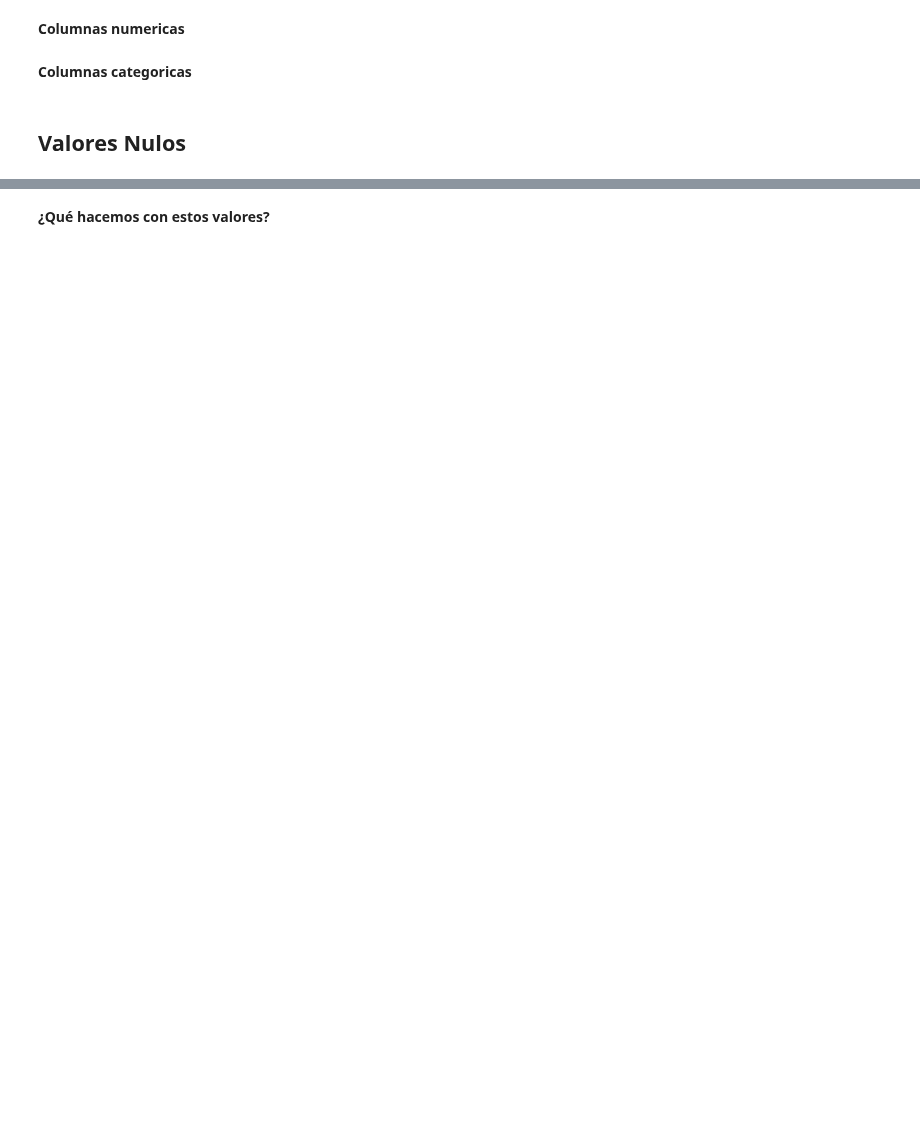
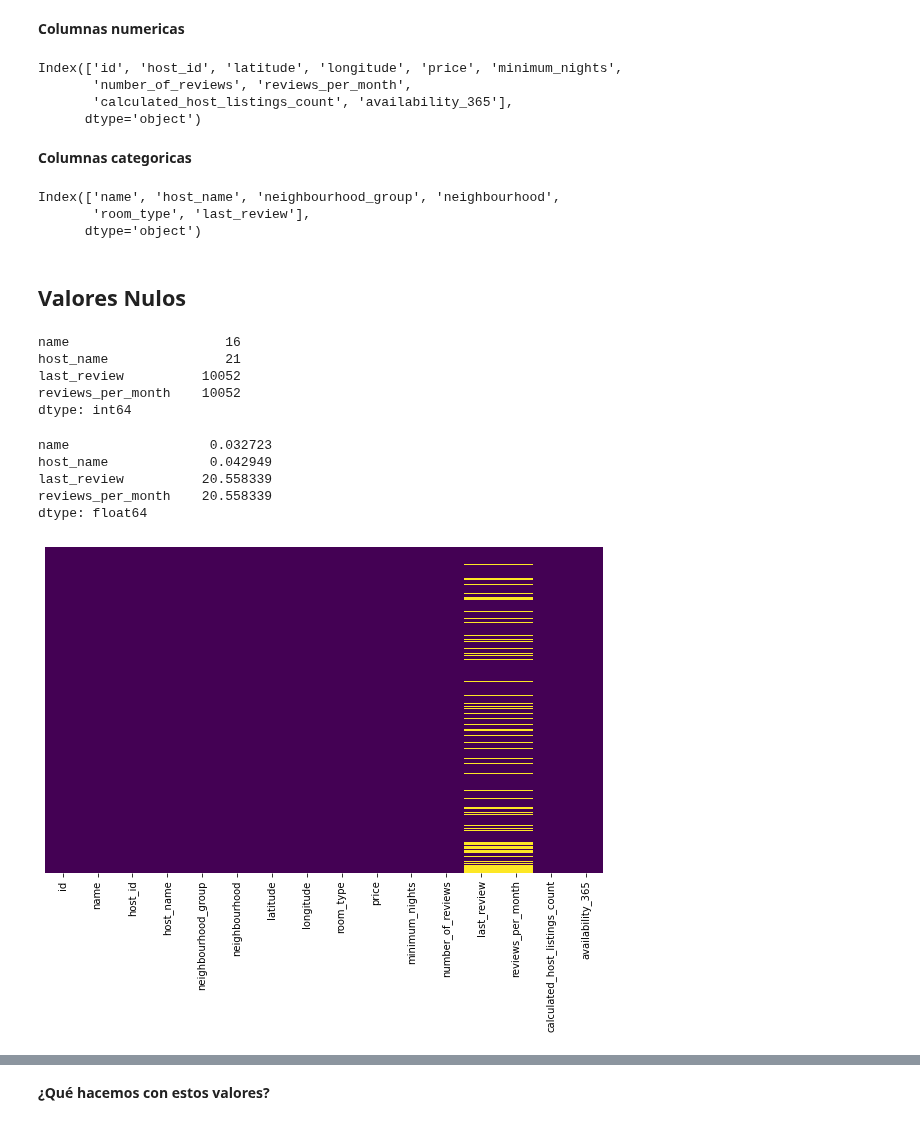
Before and after one commit to Ironhack-Data-Madrid-Mayo-2022/apuntes_clase, a Jupyter notebook: semana_2/4.1 - Data Cleaning 2.ipynb, the cells around one changed output, grey strips where cells are left out. Cells and saved outputs as stored; diff of their text form; code cells hidden in the pictures; blank space fills up the shorter version.

Commit message:
data cleaning 2

```diff
--- a/semana_2/4.1 - Data Cleaning 2.ipynb
+++ b/semana_2/4.1 - Data Cleaning 2.ipynb
@@ -16,0 +55,8 @@ Primero importamos librerias y los datos.
+# %%
+# se cargan los datos
+
+airbnb_ori=pd.read_csv('../data/AB_NYC_2019.csv')
+
+airbnb=airbnb_ori.copy()
+
+airbnb.head()
@@ -21,6 +108,56 @@ Se comienza la exploracion de los datos.
 # %% [markdown]
 **Columnas numericas**
+# %%
+num_df=airbnb.select_dtypes(exclude='object')
+
+num_df.columns
+# %% [output]
+Index(['id', 'host_id', 'latitude', 'longitude', 'price', 'minimum_nights',
+       'number_of_reviews', 'reviews_per_month',
+       'calculated_host_listings_count', 'availability_365'],
+      dtype='object')
 # %% [markdown]
 **Columnas categoricas**
+# %%
+cat_df=airbnb.select_dtypes(include='object')
+
+cat_df.columns
+# %% [output]
+Index(['name', 'host_name', 'neighbourhood_group', 'neighbourhood',
+       'room_type', 'last_review'],
+      dtype='object')
 # %% [markdown]
 ## Valores Nulos
+# %%
+nan_cols=airbnb.isna().sum()   # serie con indice las columnas y valores los nulos
+
+nan_cols[nan_cols>0]
+# %% [output]
+name                    16
+host_name               21
+last_review          10052
+reviews_per_month    10052
+dtype: int64
+# %%
+nan_cols=airbnb.isna().mean() * 100
+
+nan_cols[nan_cols>0]
+# %% [output]
+name                  0.032723
+host_name             0.042949
+last_review          20.558339
+reviews_per_month    20.558339
+dtype: float64
+# %%
+# grafico de nulos en el dataframe
+
+plt.figure(figsize=(10, 6))
+
+sns.heatmap(airbnb.isna(), # mapa de calor
+            yticklabels=False,
+            cmap='viridis',
+            cbar=False)
+
+plt.show();
+# %% [output]
+[figure, added]
```
Also changed, not shown: parts of 22 cells of this notebook, 1 other file.
